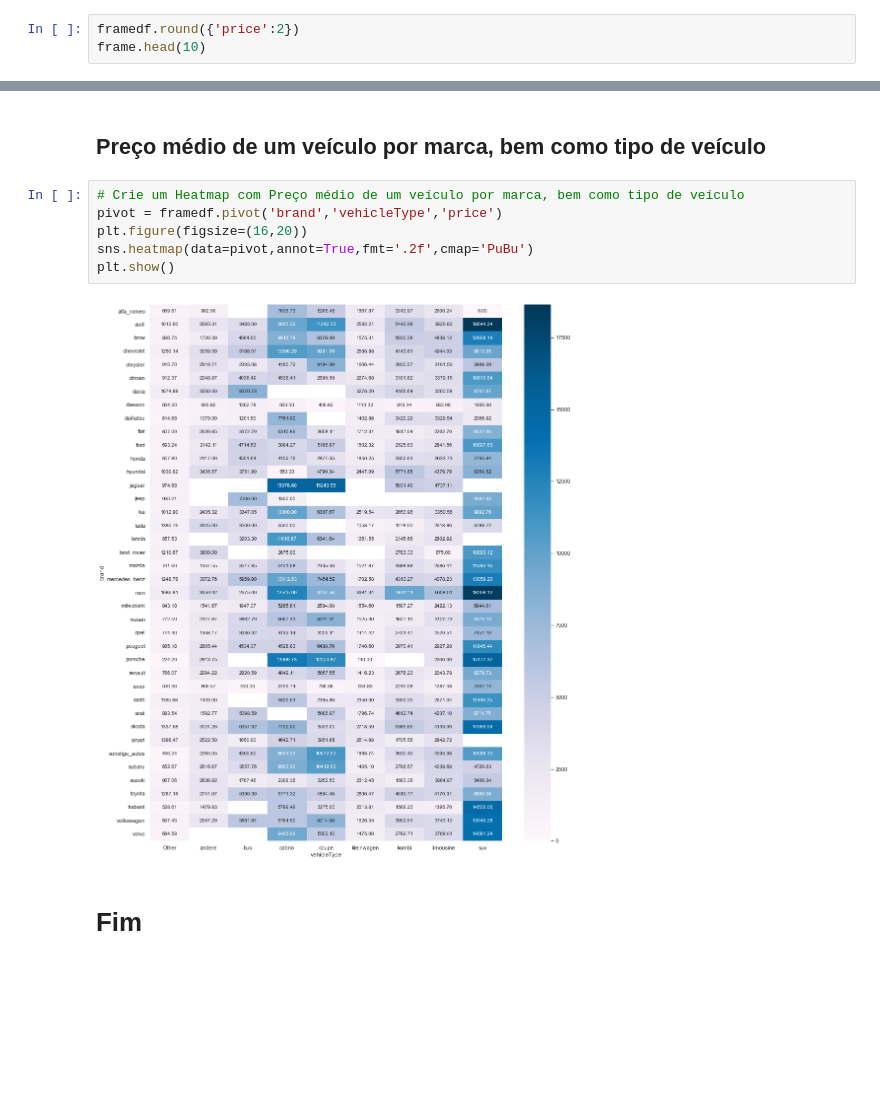
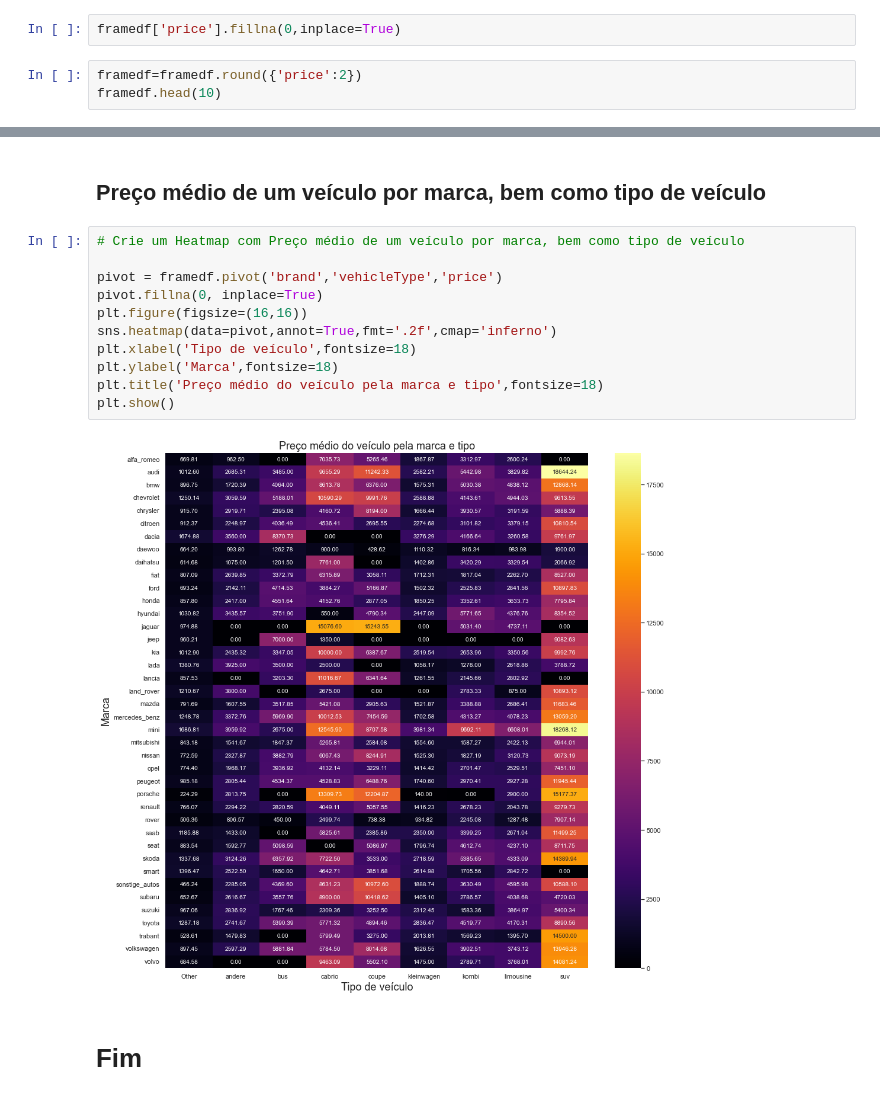
Before and after one commit to BrunoOMelo/Project02-ExploratoryAnalisysAutos, a Jupyter notebook: Mini-Projeto2 - Analise4.ipynb, the cells around one changed output, grey strips where cells are left out. Drawn from its saved outputs; the diff is of its cells as text; blank space fills up the shorter version.

```diff
--- a/Mini-Projeto2 - Analise4.ipynb
+++ b/Mini-Projeto2 - Analise4.ipynb
@@ -55,7 +55,9 @@ framedf = frame.reset_index()
 list(framedf)
 # %% [output]
 ['brand', 'vehicleType', 'price']
+# %%
+framedf['price'].fillna(0,inplace=True)
 # %%
-framedf.round({'price':2})
-frame.head(10)
+framedf=framedf.round({'price':2})
+framedf.head(10)
 # %% [output]
@@ -75,12 +76,17 @@ frame.head(10)
 ## Preço médio de um veículo por marca, bem como tipo de veículo
 # %%
 # Crie um Heatmap com Preço médio de um veículo por marca, bem como tipo de veículo
+
 pivot = framedf.pivot('brand','vehicleType','price')
-plt.figure(figsize=(16,20))
-sns.heatmap(data=pivot,annot=True,fmt='.2f',cmap='PuBu')
+pivot.fillna(0, inplace=True)
+plt.figure(figsize=(16,16))
+sns.heatmap(data=pivot,annot=True,fmt='.2f',cmap='inferno')
+plt.xlabel('Tipo de veículo',fontsize=18)
+plt.ylabel('Marca',fontsize=18)
+plt.title('Preço médio do veículo pela marca e tipo',fontsize=18)
 plt.show()
 # %% [output]
-[figure, old version]
+[figure, new version]
 # %% [markdown]
 # Fim
 # %% [markdown]
```
Also changed, not shown: parts of 1 cell of this notebook.
